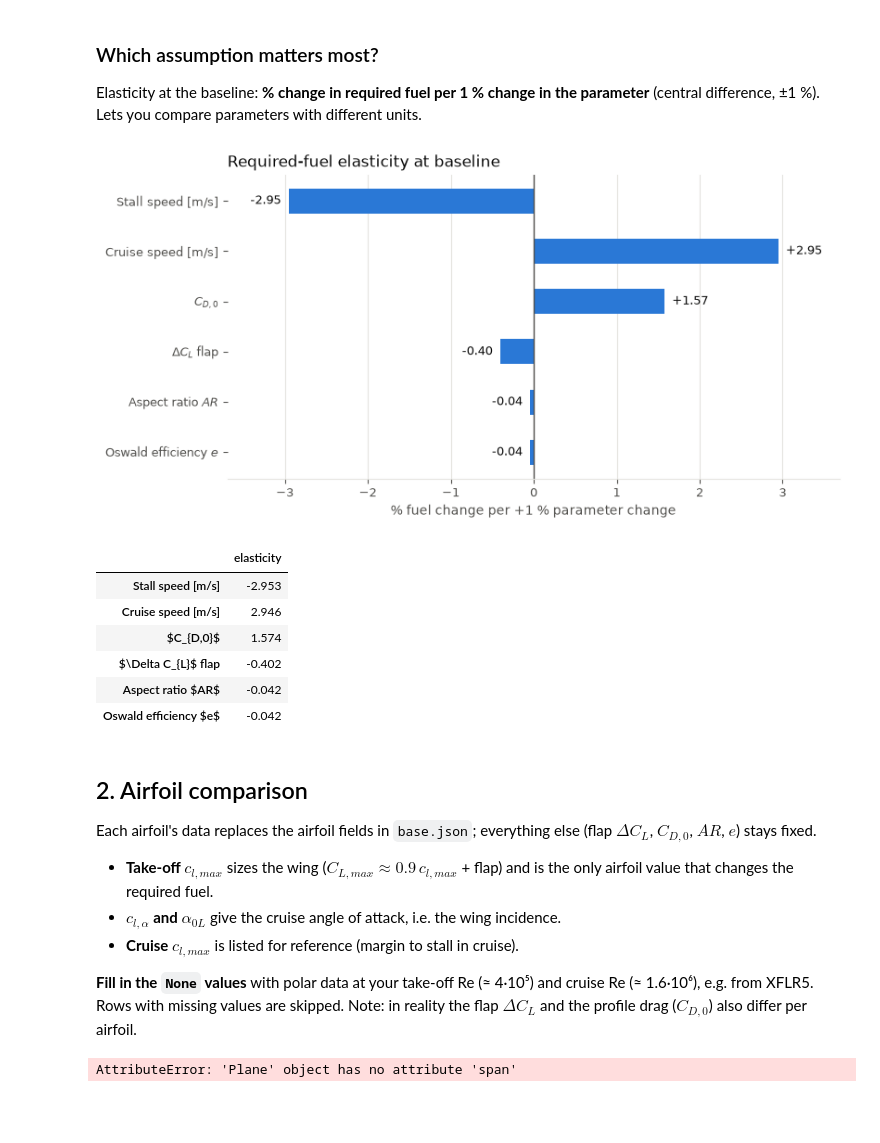
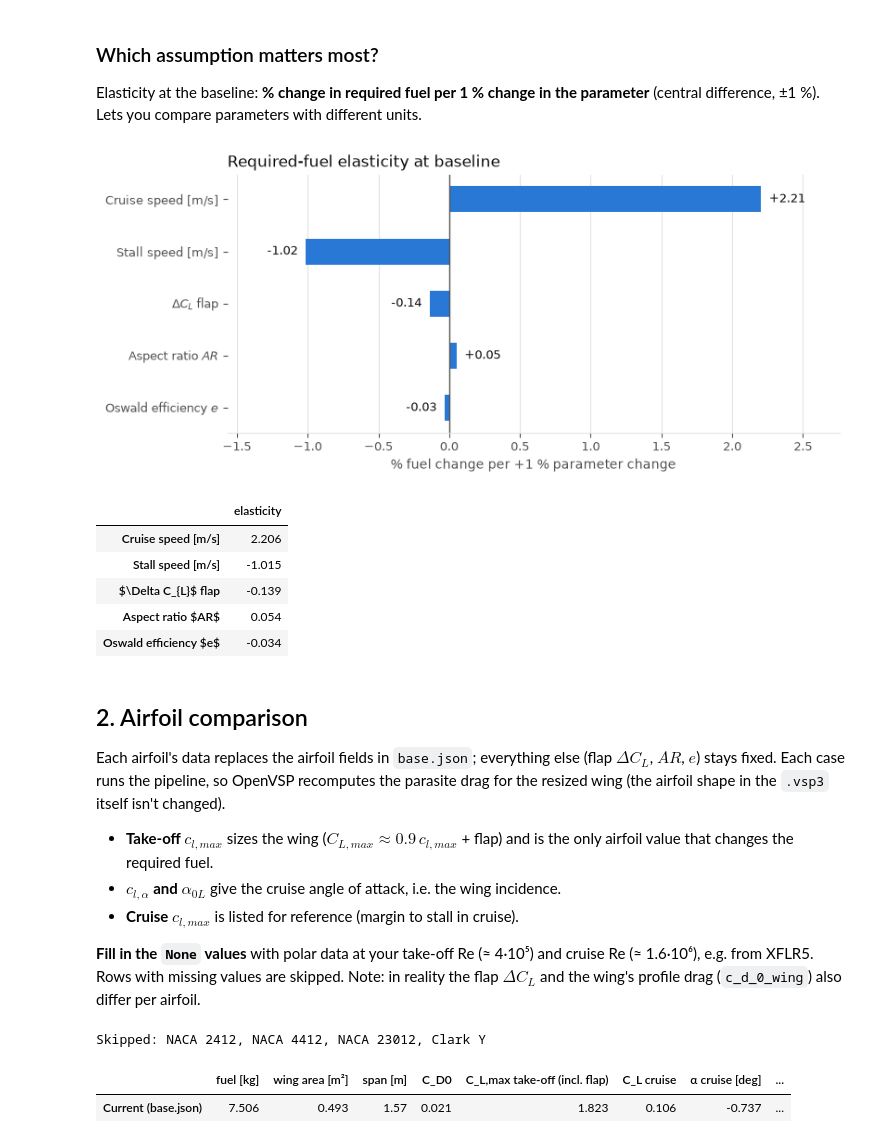
Before and after one commit to rouvenspaar/ardea-sizer, a Jupyter notebook: sensitivity_analysis.ipynb, the cells around one changed output. Drawn from its saved outputs; the diff is of its cells as text; code cells hidden in the pictures; blank space fills up the shorter version.

Commit message:
advanced pipeline

```diff
--- a/sensitivity_analysis.ipynb
+++ b/sensitivity_analysis.ipynb
@@ -68,10 +88,9 @@ SWEEPS = {
     "mission.stall_speed":            ("Stall speed [m/s]",             15.0,  28.0),
     "assumptions.delta_c_l_flap":     ("$\\Delta C_{L}$ flap",          0.0,   1.0),
     "assumptions.oswald_eff":         ("Oswald efficiency $e$",         0.6,   0.95),
-    "assumptions.c_d_0":              ("$C_{D,0}$",                     0.015, 0.035),
     "assumptions.wing_ar":            ("Aspect ratio $AR$",             3.0,   12.0),
 }
-N_POINTS = 25
+N_POINTS = 11  # every point runs OpenVSP 2–3 times per plot
 
 
 def get_value(b, path):
@@ -84,12 +103,22 @@ def get_value(b, path):
 results = {}
 for path, (label, lo, hi) in SWEEPS.items():
     values = np.linspace(lo, hi, N_POINTS)
-    planes = [try_evaluate(base.with_(**{path: v})) for v in values]
+    bases = [base.with_(**{path: v}) for v in values]
+    planes = [try_pipeline(b) for b in bases]
+    thrust = np.array([get_cruise_thrust(b, p) if p is not None else (np.nan, np.nan) for b, p in zip(bases, planes)])
+    fixed = [try_pipeline(b, fuel_mass=FUEL_MASS) for b in bases]
+    thrust_fixed = np.array([get_cruise_thrust(b, p) if p is not None else (np.nan, np.nan) for b, p in zip(bases, fixed)])
     results[path] = pd.DataFrame({
         "value": values,
         "fuel_kg": [np.nan if p is None else float(p.fuel_mass) for p in planes],
-        "power_ok": [p is not None and p.power_req <= p.power_available * 1000 for p in planes],  # p_max in kW
+        "thrust_req_n": thrust[:, 0],
+        "thrust_avail_n": thrust[:, 1],
+        "power_ok": thrust[:, 0] <= thrust[:, 1],  # nan (not reachable) -> False
+        "c_d_0": [np.nan if p is None else float(p.c_d_0) for p in planes],
+        "range_km": [np.nan if p is None else float(p.range) / 1000 for p in fixed],  # fuel fixed at FUEL_MASS
+        "range_power_ok": thrust_fixed[:, 0] <= thrust_fixed[:, 1],
     })
+    print(f"{label}: done")
 
 pd.DataFrame(
     {
@@ -152,51 +224,50 @@ Elasticity at the baseline: **% change in required fuel per 1 % change in the pa
 # %%
 STEP = 0.01
 
 elasticity = {}
 for path, (label, *_) in SWEEPS.items():
     x0 = get_value(base, path)
-    f_up = get_fuel_kg(base.with_(**{path: x0 * (1 + STEP)}))
-    f_dn = get_fuel_kg(base.with_(**{path: x0 * (1 - STEP)}))
+    f_up = get_fuel_kg(base.with_(**{path: x0 * (1 + STEP)}), abs_tol=1e-7)
+    f_dn = get_fuel_kg(base.with_(**{path: x0 * (1 - STEP)}), abs_tol=1e-7)
     elasticity[label] = (f_up - f_dn) / fuel_base / (2 * STEP)
 
 elasticity = pd.Series(elasticity).sort_values(key=np.abs)
 
 fig, ax = plt.subplots(figsize=(8, 0.5 * len(elasticity) + 1), constrained_layout=True)
 ax.barh(elasticity.index, elasticity.values, height=0.5, color=SERIES)
 ax.axvline(0, color=INK_MUTED, lw=1)
 for y, v in enumerate(elasticity.values):
     ax.annotate(f"{v:+.2f}", (v, y), xytext=(6 if v >= 0 else -6, 0), textcoords="offset points",
                 ha="left" if v >= 0 else "right", va="center", color=INK, fontsize=9)
 pad = 0.25 * np.abs(elasticity.values).max()
 ax.set_xlim(min(elasticity.min(), 0) - pad, max(elasticity.max(), 0) + pad)
 ax.set_xlabel("% fuel change per +1 % parameter change", color=INK_MUTED)
 ax.set_title("Required-fuel elasticity at baseline", color=INK, loc="left")
 ax.grid(axis="x", color=GRID, lw=0.8)
 ax.set_axisbelow(True)
 style(ax)
 ax.spines["left"].set_visible(False)
 plt.show()
 
 elasticity.iloc[::-1].round(3).to_frame("elasticity")
 # %% [output]
-[figure, old version]
+[figure, new version]
 |  | elasticity |
-| Stall speed [m/s] | -2.953 |
-| Cruise speed [m/s] | 2.946 |
-| $C_{D,0}$ | 1.574 |
-| $\Delta C_{L}$ flap | -0.402 |
-| Aspect ratio $AR$ | -0.042 |
-| Oswald efficiency $e$ | -0.042 |
+| Cruise speed [m/s] | 2.206 |
+| Stall speed [m/s] | -1.015 |
+| $\Delta C_{L}$ flap | -0.139 |
+| Aspect ratio $AR$ | 0.054 |
+| Oswald efficiency $e$ | -0.034 |
 # %% [markdown]
 ## 2. Airfoil comparison
 
-Each airfoil's data replaces the airfoil fields in `base.json`; everything else (flap $\Delta C_L$, $C_{D,0}$, $AR$, $e$) stays fixed.
+Each airfoil's data replaces the airfoil fields in `base.json`; everything else (flap $\Delta C_L$, $AR$, $e$) stays fixed. Each case runs the pipeline, so OpenVSP recomputes the parasite drag for the resized wing (the airfoil shape in the `.vsp3` itself isn't changed).
 
 - **Take-off $c_{l,max}$** sizes the wing ($C_{L,max} \approx 0.9\,c_{l,max}$ + flap) and is the only airfoil value that changes the required fuel.
 - **$c_{l,\alpha}$ and $\alpha_{0L}$** give the cruise angle of attack, i.e. the wing incidence.
 - **Cruise $c_{l,max}$** is listed for reference (margin to stall in cruise).
 
-**Fill in the `None` values** with polar data at your take-off Re (≈ 4·10⁵) and cruise Re (≈ 1.6·10⁶), e.g. from XFLR5. Rows with missing values are skipped. Note: in reality the flap $\Delta C_L$ and the profile drag ($C_{D,0}$) also differ per airfoil.
+**Fill in the `None` values** with polar data at your take-off Re (≈ 4·10⁵) and cruise Re (≈ 1.6·10⁶), e.g. from XFLR5. Rows with missing values are skipped. Note: in reality the flap $\Delta C_L$ and the wing's profile drag (`c_d_0_wing`) also differ per airfoil.
 # %%
 AIRFOILS = {
     "Current (base.json)": {
@@ -220,7 +291,7 @@ for name, data in AIRFOILS.items():
         continue
     b = base.with_(**{f"assumptions.{k}": v for k, v in data.items()})
     a = b.assumptions
-    plane = try_evaluate(b)
+    plane = try_pipeline(b)
     if plane is None:
         missing.append(f"{name} (mission not reachable)")
         continue
@@ -232,7 +303,8 @@ for name, data in AIRFOILS.items():
     rows[name] = {
         "fuel [kg]": float(plane.fuel_mass),
         "wing area [m²]": plane.wing_area,
-        "span [m]": plane.span,
+        "span [m]": np.sqrt(plane.aspect_ratio * plane.wing_area),
+        "C_D0": plane.c_d_0,
         "C_L,max take-off (incl. flap)": get_c_l_max_3d(c_l_max_2d=a.c_l_max_2d_takeoff) + a.delta_c_l_flap,
         "C_L cruise": c_l,
         "α cruise [deg]": get_alpha_cruise(c_l=c_l, c_l_alpha_3d=c_l_alpha, alpha_0_l=a.alpha_0_l_cruise),
@@ -244,7 +316,9 @@ if missing:
     print("Skipped:", ", ".join(missing))
 airfoils.round(3)
 # %% [output]
-AttributeError: 'Plane' object has no attribute 'span'
+Skipped: NACA 2412, NACA 4412, NACA 23012, Clark Y
+|  | fuel [kg] | wing area [m²] | span [m] | C_D0 | C_L,max take-off (incl. flap) | C_L cruise | α cruise [deg] | ... |
+| Current (base.json) | 7.506 | 0.493 | 1.57 | 0.021 | 1.823 | 0.106 | -0.737 | ... |
 # %%
 fig, ax = plt.subplots(figsize=(8, 0.55 * len(airfoils) + 1.4), constrained_layout=True)
 order = airfoils["fuel [kg]"].sort_values(ascending=False)
```
Also changed, not shown: parts of 8 cells of this notebook, 12 other files.
